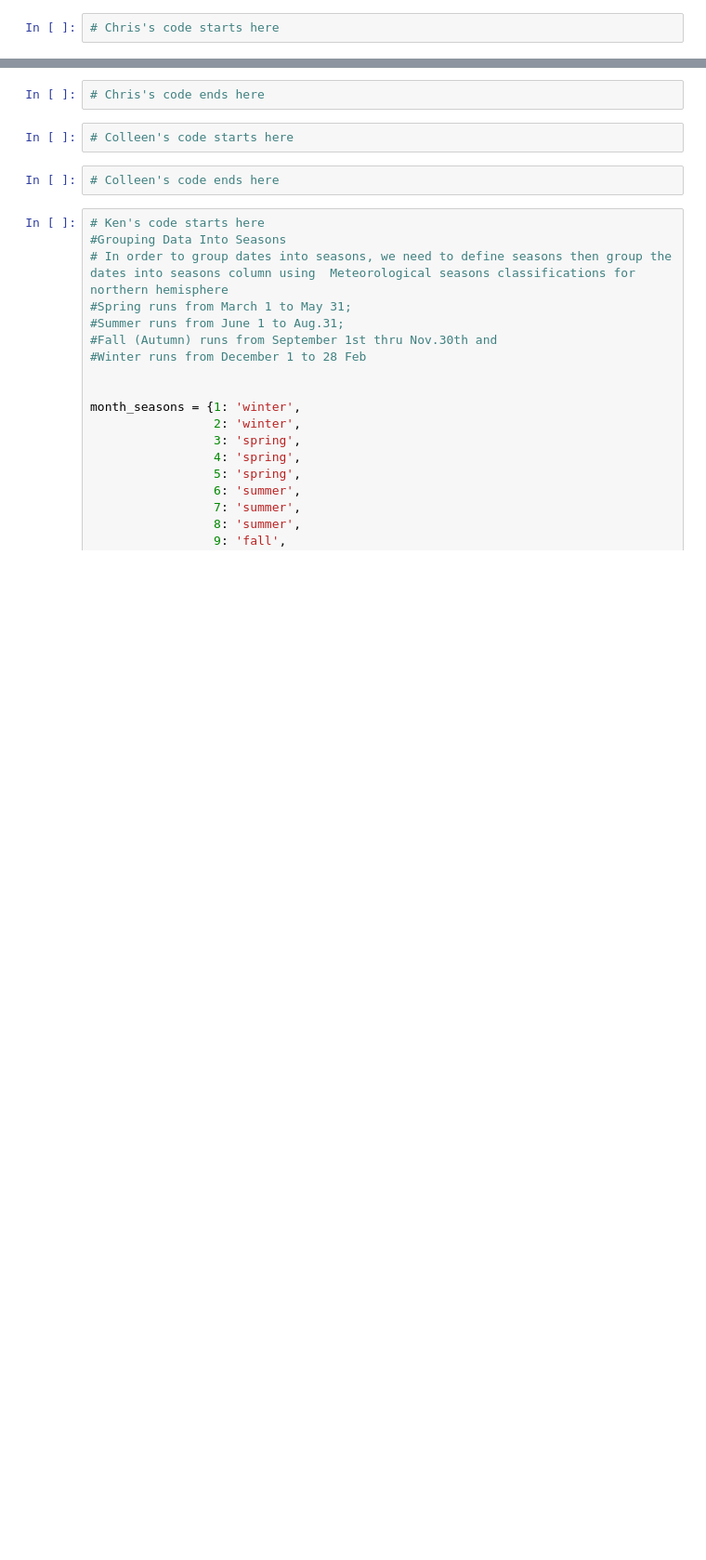
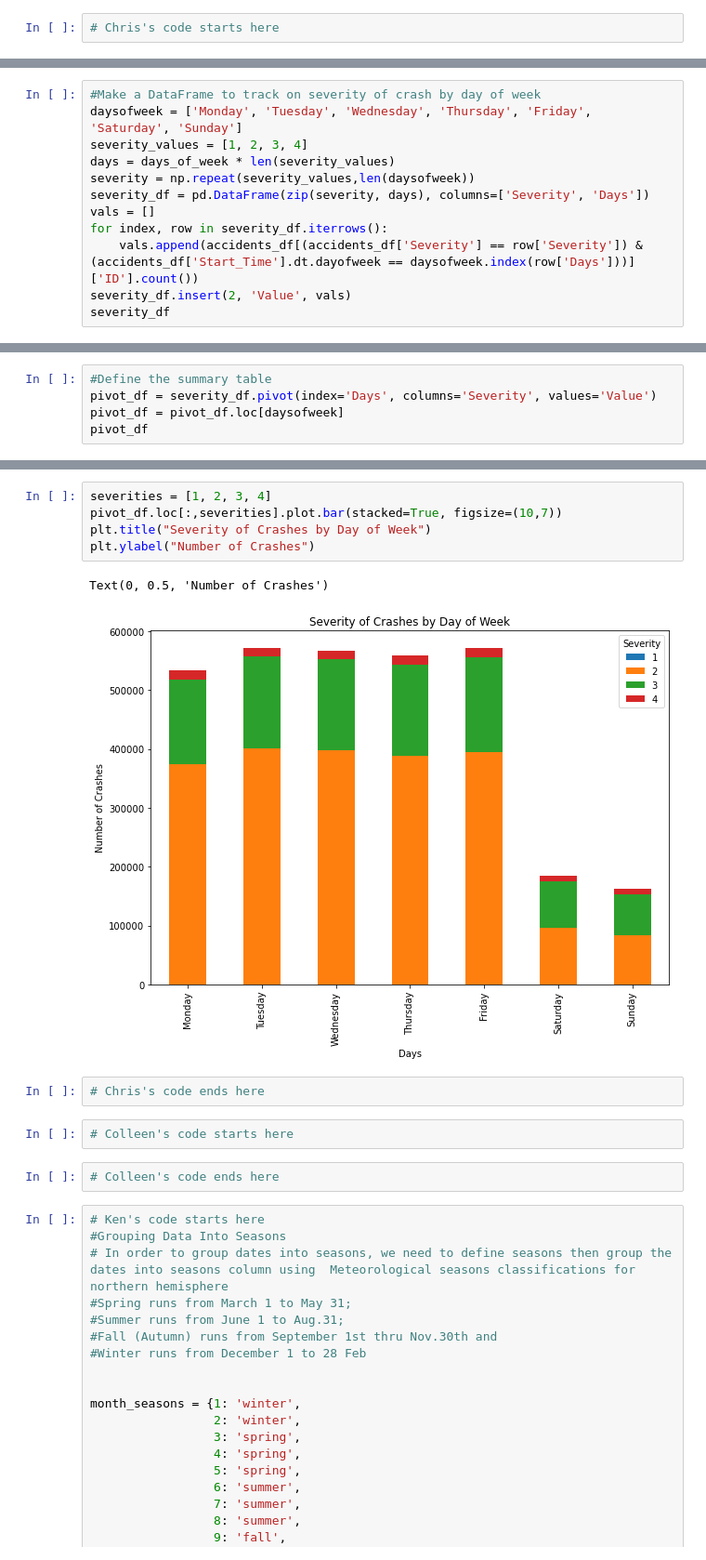
Before and after one commit to colleen547/Team-5---Project-1, a Jupyter notebook: main.ipynb, the cells around one changed output, grey strips where cells are left out. Shown at 93% size. Drawn from its saved outputs; the diff is of its cells as text; blank space fills up the shorter version.

Commit message:
Day of Week Done

```diff
--- a/main.ipynb
+++ b/main.ipynb
@@ -32,0 +63,12 @@ plotdata.set_ylabel("Number of Accidents")
+# %%
+#Make a DataFrame to track on severity of crash by day of week
+daysofweek = ['Monday', 'Tuesday', 'Wednesday', 'Thursday', 'Friday', 'Saturday', 'Sunday']
+severity_values = [1, 2, 3, 4]
+days = days_of_week * len(severity_values)
+severity = np.repeat(severity_values,len(daysofweek))
+severity_df = pd.DataFrame(zip(severity, days), columns=['Severity', 'Days'])
+vals = []
+for index, row in severity_df.iterrows():
+    vals.append(accidents_df[(accidents_df['Severity'] == row['Severity']) & (accidents_df['Start_Time'].dt.dayofweek == daysofweek.index(row['Days']))]['ID'].count())
+severity_df.insert(2, 'Value', vals)
+severity_df
@@ -32,0 +93,5 @@ plotdata.set_ylabel("Number of Accidents")
+# %%
+#Define the summary table
+pivot_df = severity_df.pivot(index='Days', columns='Severity', values='Value')
+pivot_df = pivot_df.loc[daysofweek]
+pivot_df
@@ -33,3 +108,11 @@ plotdata.set_ylabel("Number of Accidents")
+# %%
+severities = [1, 2, 3, 4]
+pivot_df.loc[:,severities].plot.bar(stacked=True, figsize=(10,7))
+plt.title("Severity of Crashes by Day of Week")
+plt.ylabel("Number of Crashes")
+# %% [output]
+Text(0, 0.5, 'Number of Crashes')
+[figure, added]
 # %%
 # Chris's code ends here
 # %%
```
Also changed, not shown: parts of 7 cells of this notebook.
